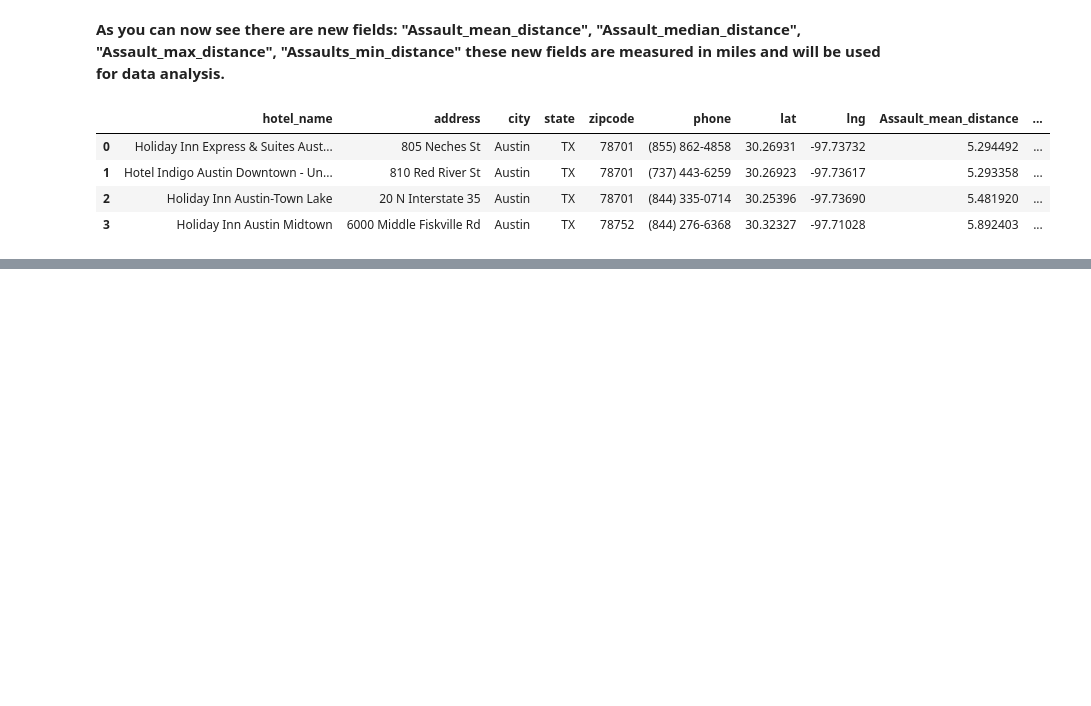
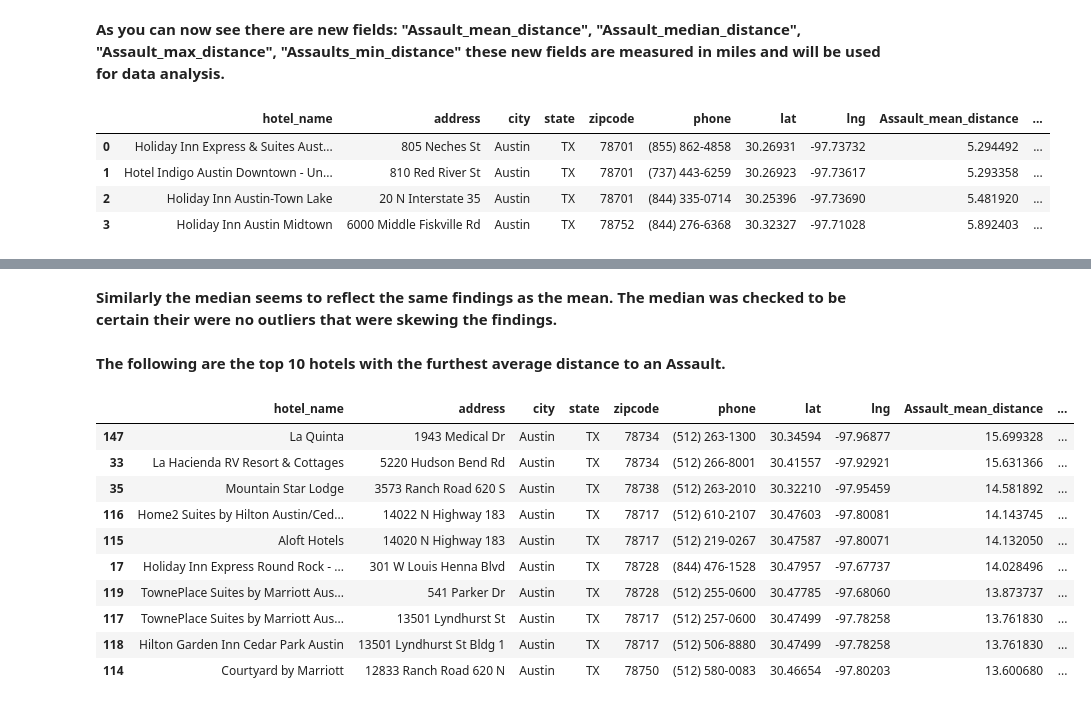
Before and after one commit to LACLanthony/crimes_hotel, a Jupyter notebook: hotels_crimes_maps.ipynb, the cells around one changed output, grey strips where cells are left out. Drawn from its saved outputs; the diff is of its cells as text; code cells hidden in the pictures; blank space fills up the shorter version.

```diff
--- a/hotels_crimes_maps.ipynb
+++ b/hotels_crimes_maps.ipynb
@@ -166,0 +183,18 @@ hotels[hotels['Assault_median_distance']<5]
+# %% [markdown]
+**Similarly the median seems to reflect the same findings as the mean. The median was checked to be certain their were no outliers that were skewing the findings.**
+# %% [markdown]
+**The following are the top 10 hotels with the furthest average distance to an Assault.**
+# %%
+hotels.sort_values('Assault_mean_distance', ascending=False).head(10)
+# %% [output]
+|  | hotel_name | address | city | state | zipcode | phone | lat | lng | Assault_mean_distance | ... |
+| 147 | La Quinta | 1943 Medical Dr | Austin | TX | 78734 | (512) 263-1300 | 30.34594 | -97.96877 | 15.699328 | ... |
+| 33 | La Hacienda RV Resort & Cottages | 5220 Hudson Bend Rd | Austin | TX | 78734 | (512) 266-8001 | 30.41557 | -97.92921 | 15.631366 | ... |
+| 35 | Mountain Star Lodge | 3573 Ranch Road 620 S | Austin | TX | 78738 | (512) 263-2010 | 30.32210 | -97.95459 | 14.581892 | ... |
+| 116 | Home2 Suites by Hilton Austin/Ced... | 14022 N Highway 183 | Austin | TX | 78717 | (512) 610-2107 | 30.47603 | -97.80081 | 14.143745 | ... |
+| 115 | Aloft Hotels | 14020 N Highway 183 | Austin | TX | 78717 | (512) 219-0267 | 30.47587 | -97.80071 | 14.132050 | ... |
+| 17 | Holiday Inn Express Round Rock - ... | 301 W Louis Henna Blvd | Austin | TX | 78728 | (844) 476-1528 | 30.47957 | -97.67737 | 14.028496 | ... |
+| 119 | TownePlace Suites by Marriott Aus... | 541 Parker Dr | Austin | TX | 78728 | (512) 255-0600 | 30.47785 | -97.68060 | 13.873737 | ... |
+| 117 | TownePlace Suites by Marriott Aus... | 13501 Lyndhurst St | Austin | TX | 78717 | (512) 257-0600 | 30.47499 | -97.78258 | 13.761830 | ... |
+| 118 | Hilton Garden Inn Cedar Park Austin | 13501 Lyndhurst St Bldg 1 | Austin | TX | 78717 | (512) 506-8880 | 30.47499 | -97.78258 | 13.761830 | ... |
+| 114 | Courtyard by Marriott | 12833 Ranch Road 620 N | Austin | TX | 78750 | (512) 580-0083 | 30.46654 | -97.80203 | 13.600680 | ... |
```
Also changed, not shown: parts of 11 cells of this notebook.
